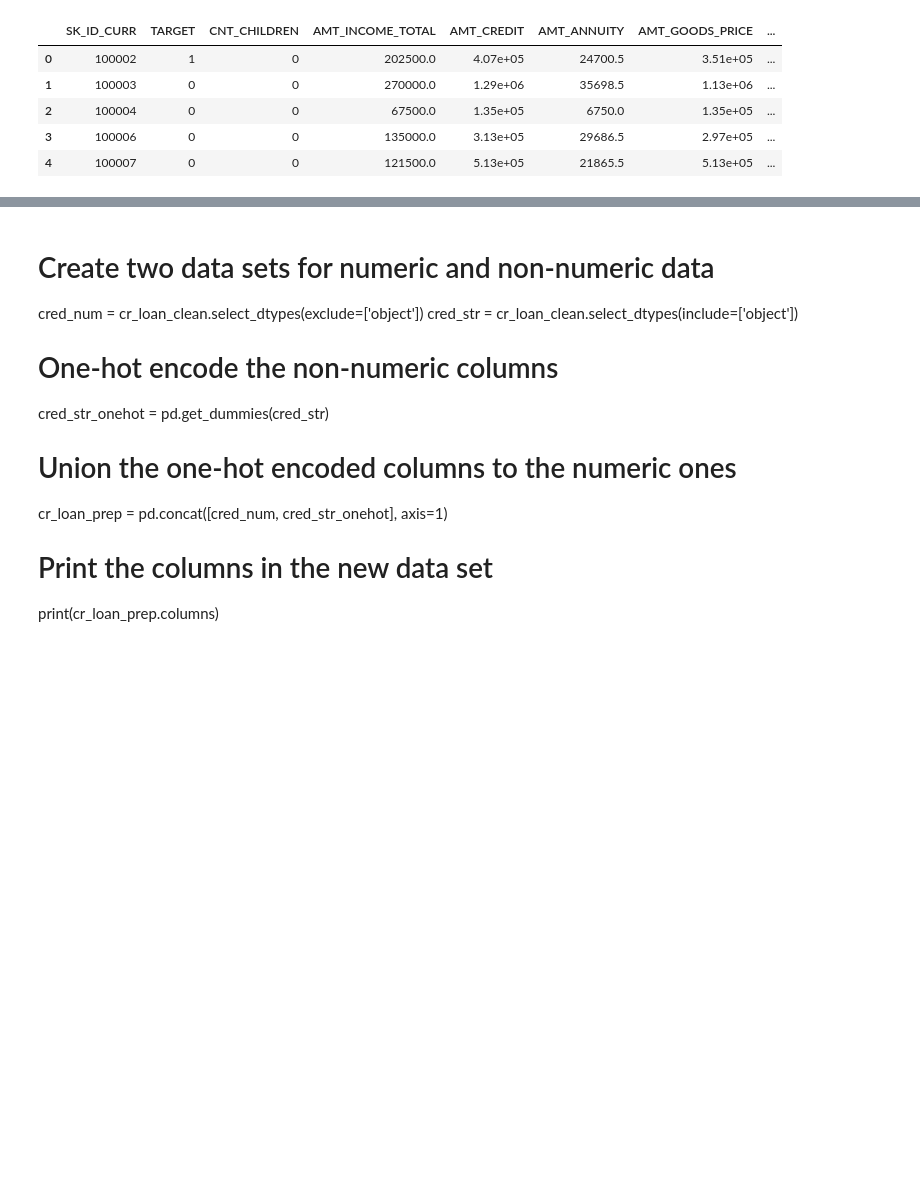
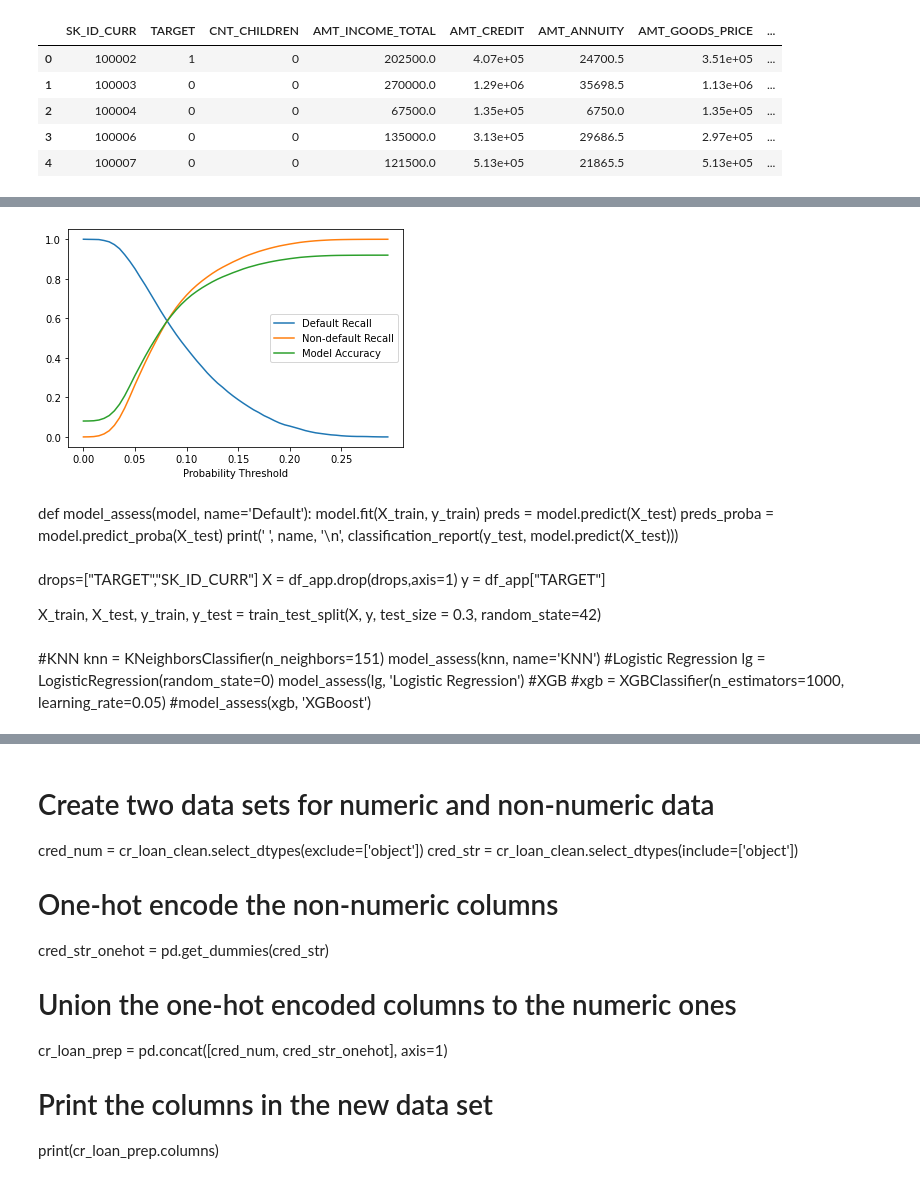
Before and after one commit to KeaganDeasy/Credit-Risk-Modelling, a Jupyter notebook: Credit Risk Pricing Model.ipynb, the cells around one changed output, grey strips where cells are left out. Saved outputs shown, nothing was run; the diff lists cells and outputs as text; code cells hidden in the pictures; blank space fills up the shorter version.

Commit message:
threshold optimization
threshold optimization

```diff
--- a/Credit Risk Pricing Model.ipynb
+++ b/Credit Risk Pricing Model.ipynb
@@ -650,0 +697,35 @@ Name: loan_status, dtype: int64
+# %%
+ticks=np.arange(0.0, 0.3, 0.05)
+
+plt.plot(thresh,default_recall_list)
+plt.plot(thresh,nondefault_recall_list)
+plt.plot(thresh,accuracy_list)
+plt.xlabel("Probability Threshold")
+plt.xticks(ticks)
+plt.legend(["Default Recall","Non-default Recall","Model Accuracy"])
+plt.show()
+# %% [output]
+[figure, added]
+# %% [markdown]
+def model_assess(model, name='Default'):
+    model.fit(X_train, y_train)
+    preds = model.predict(X_test)
+    preds_proba = model.predict_proba(X_test)
+    print('                   ', name, '\n',
+    classification_report(y_test, model.predict(X_test)))
+# %% [markdown]
+drops=["TARGET","SK_ID_CURR"]
+X = df_app.drop(drops,axis=1)
+y = df_app["TARGET"]
+
+X_train, X_test, y_train, y_test = train_test_split(X, y, test_size = 0.3, random_state=42)
+# %% [markdown]
+#KNN
+knn = KNeighborsClassifier(n_neighbors=151)
+model_assess(knn, name='KNN')
+#Logistic Regression
+lg = LogisticRegression(random_state=0)
+model_assess(lg, 'Logistic Regression')
+#XGB
+#xgb = XGBClassifier(n_estimators=1000, learning_rate=0.05)
+#model_assess(xgb, 'XGBoost')
```
Also changed, not shown: parts of 20 cells of this notebook.
